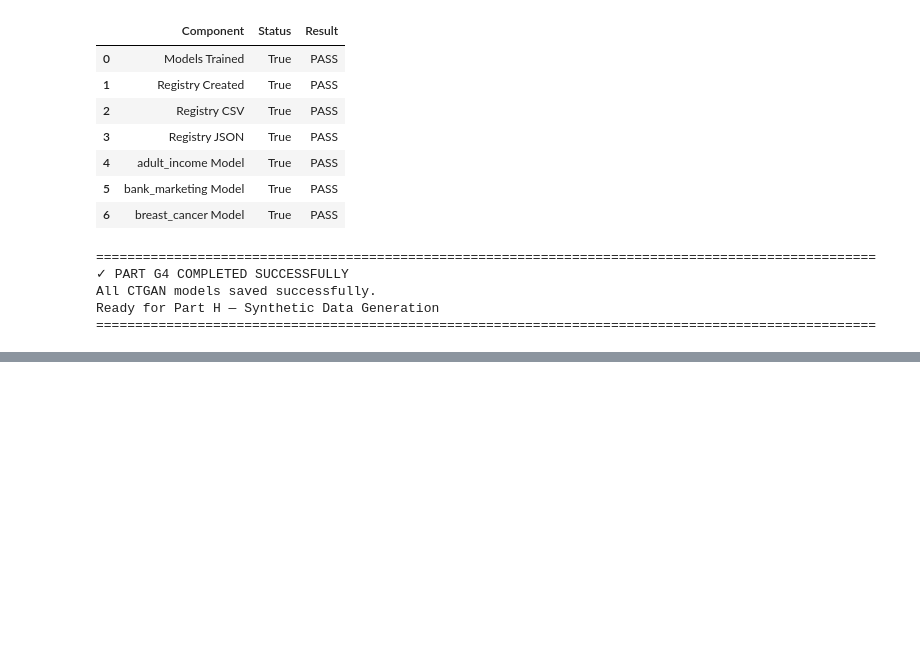
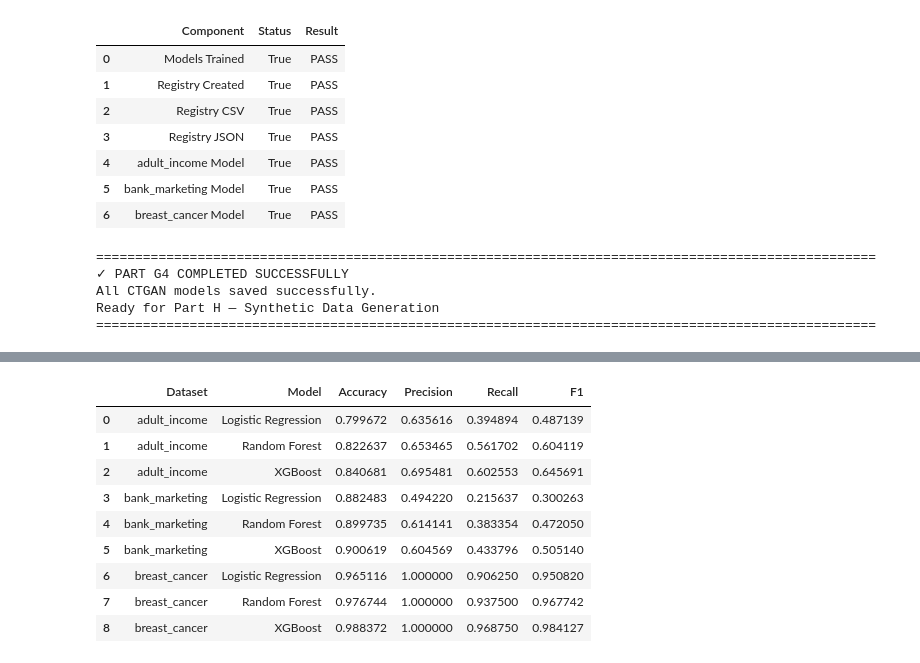
Before and after one commit to amzad-786githumb/Privacy-Preserving-Synthetic-Tabular-Data-Generation-Using-Generative-Adversarial-Networks, a Jupyter notebook: 04_Baseline_Deep_Models.ipynb, the cells around one changed output, grey strips where cells are left out. Cells and saved outputs as stored; diff of their text form; code cells hidden in the pictures; blank space fills up the shorter version.

```diff
--- a/04_Baseline_Deep_Models.ipynb
+++ b/04_Baseline_Deep_Models.ipynb
@@ -6219,0 +13490,18 @@ else:
+# %%
+# ==============================================================================
+# PART J6.6 — TRAINING SUMMARY
+# ==============================================================================
+
+print("="*100)
+print("TRAINING SUMMARY")
+print("="*100)
+
+for dataset in DATASETS:
+
+    print(f"\n{dataset}")
+
+    for model_name in REAL_RESULTS[dataset]:
+
+        acc = REAL_RESULTS[dataset][model_name]["Validation Accuracy"]
+
+        print(f"{model_name:<25} {acc:.4f}")
@@ -6219,0 +13650,45 @@ else:
+# %%
+# ==============================================================================
+# PART J7.3 — CLASSIFICATION METRICS
+# ==============================================================================
+
+metric_rows = []
+
+for dataset in DATASETS:
+
+    for model_name, result in REAL_EVALUATION[dataset].items():
+
+        metric_rows.append({
+
+            "Dataset": dataset,
+
+            "Model": model_name,
+
+            "Accuracy":
+                accuracy_score(result["y_true"], result["y_pred"]),
+
+            "Precision":
+                precision_score(result["y_true"], result["y_pred"], average="binary", zero_division=0),
+
+            "Recall":
+                recall_score(result["y_true"], result["y_pred"], average="binary", zero_division=0),
+
+            "F1":
+                f1_score(result["y_true"], result["y_pred"], average="binary", zero_division=0)
+
+        })
+
+REAL_METRIC_DF = pd.DataFrame(metric_rows)
+
+display(REAL_METRIC_DF)
+# %% [output]
+|  | Dataset | Model | Accuracy | Precision | Recall | F1 |
+| 0 | adult_income | Logistic Regression | 0.799672 | 0.635616 | 0.394894 | 0.487139 |
+| 1 | adult_income | Random Forest | 0.822637 | 0.653465 | 0.561702 | 0.604119 |
+| 2 | adult_income | XGBoost | 0.840681 | 0.695481 | 0.602553 | 0.645691 |
+| 3 | bank_marketing | Logistic Regression | 0.882483 | 0.494220 | 0.215637 | 0.300263 |
+| 4 | bank_marketing | Random Forest | 0.899735 | 0.614141 | 0.383354 | 0.472050 |
+| 5 | bank_marketing | XGBoost | 0.900619 | 0.604569 | 0.433796 | 0.505140 |
+| 6 | breast_cancer | Logistic Regression | 0.965116 | 1.000000 | 0.906250 | 0.950820 |
+| 7 | breast_cancer | Random Forest | 0.976744 | 1.000000 | 0.937500 | 0.967742 |
+| 8 | breast_cancer | XGBoost | 0.988372 | 1.000000 | 0.968750 | 0.984127 |
```
Also changed, not shown: parts of 212 cells of this notebook.
